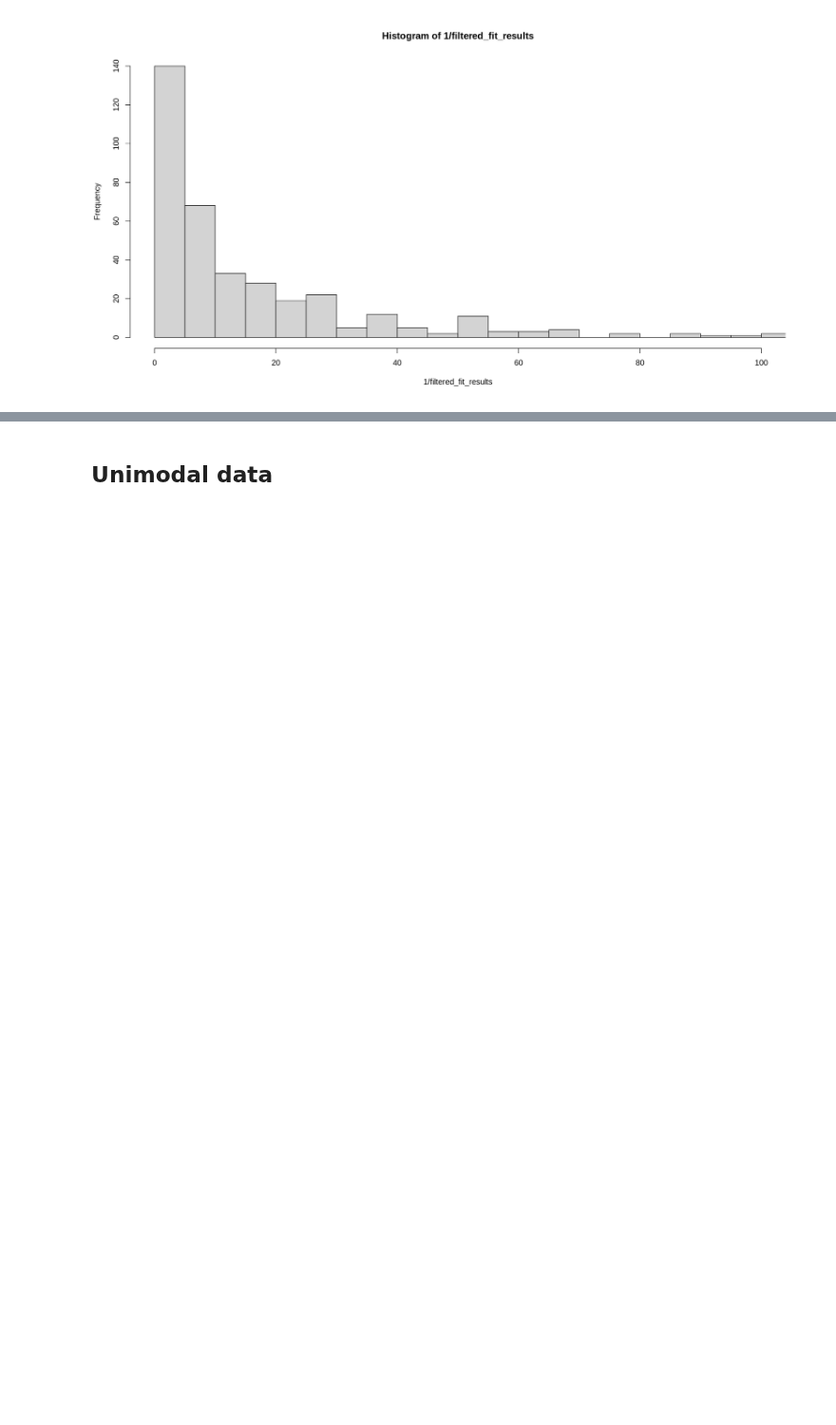
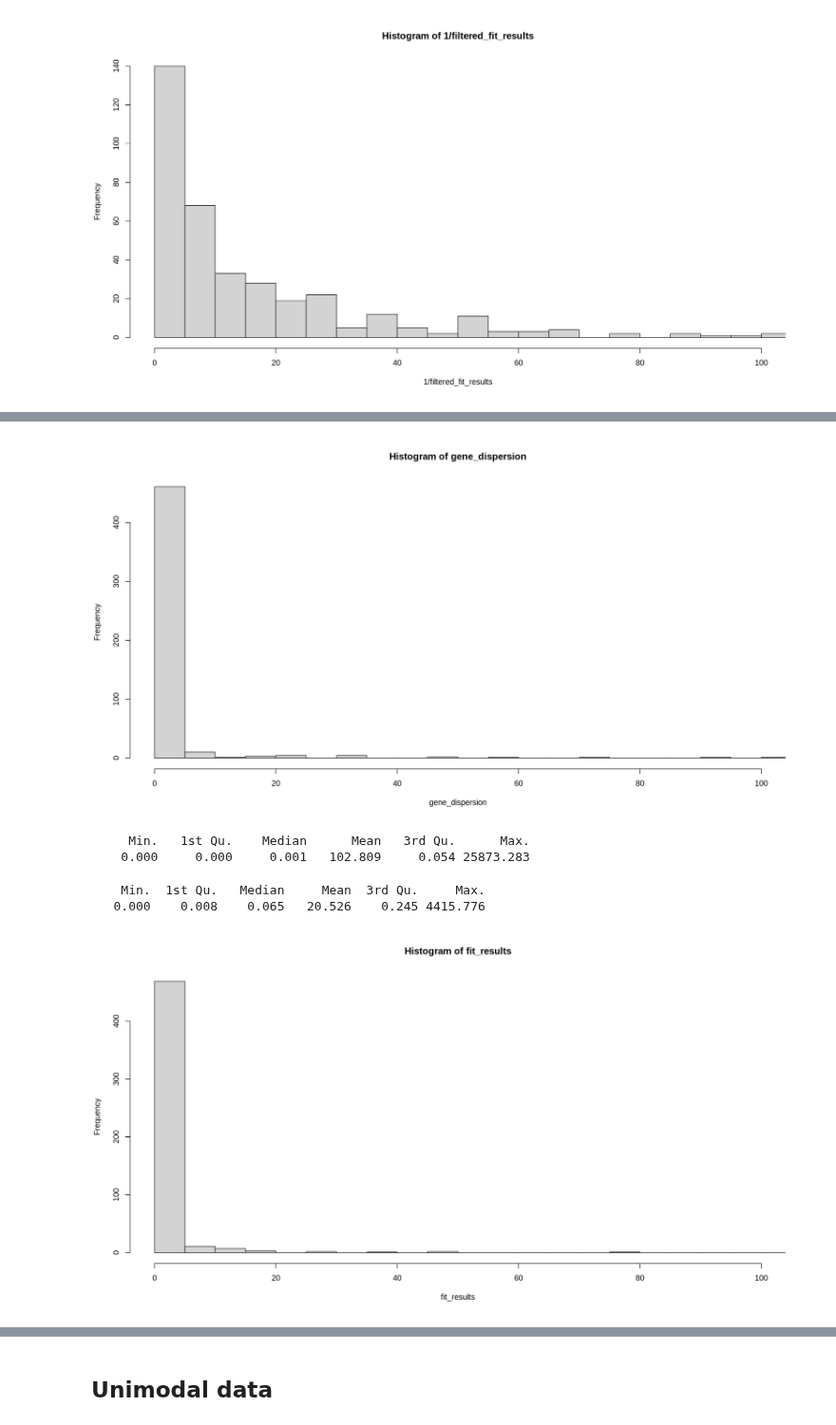
Before and after one commit to AndreMacedo88/Notebooks-Research, a Jupyter notebook: Bioinfo/Transcriptomics/generate_realistic_single-cell_count_data_r.ipynb, the cells around one changed output, grey strips where cells are left out. Shown at 95% size. Cells and saved outputs as stored; diff of their text form; code cells hidden in the pictures; blank space fills up the shorter version.

```diff
--- a/Bioinfo/Transcriptomics/generate_realistic_single-cell_count_data_r.ipynb
+++ b/Bioinfo/Transcriptomics/generate_realistic_single-cell_count_data_r.ipynb
@@ -304,0 +331,14 @@ summary(filtered_fit_results)
+# %%
+# Simulate a similar distribution
+gene_dispersion <- 10^rnorm(500, -3, 2.5) # Different dispersions per gene
+hist(gene_dispersion, breaks = seq(0, ceiling(max(gene_dispersion) / 5) * 5, by = 5), xlim = c(0, 100))
+hist(fit_results, breaks = seq(0, ceiling(max(fit_results) / 5) * 5, by = 5), xlim = c(0, 100))
+summary(gene_dispersion)
+summary(fit_results)
+# %% [output]
+[figure, added]
+     Min.   1st Qu.    Median      Mean   3rd Qu.      Max.
+    0.000     0.000     0.001   102.809     0.054 25873.283
+    Min.  1st Qu.   Median     Mean  3rd Qu.     Max.
+   0.000    0.008    0.065   20.526    0.245 4415.776
+[figure, added]
```
Also changed, not shown: parts of 14 cells of this notebook.
